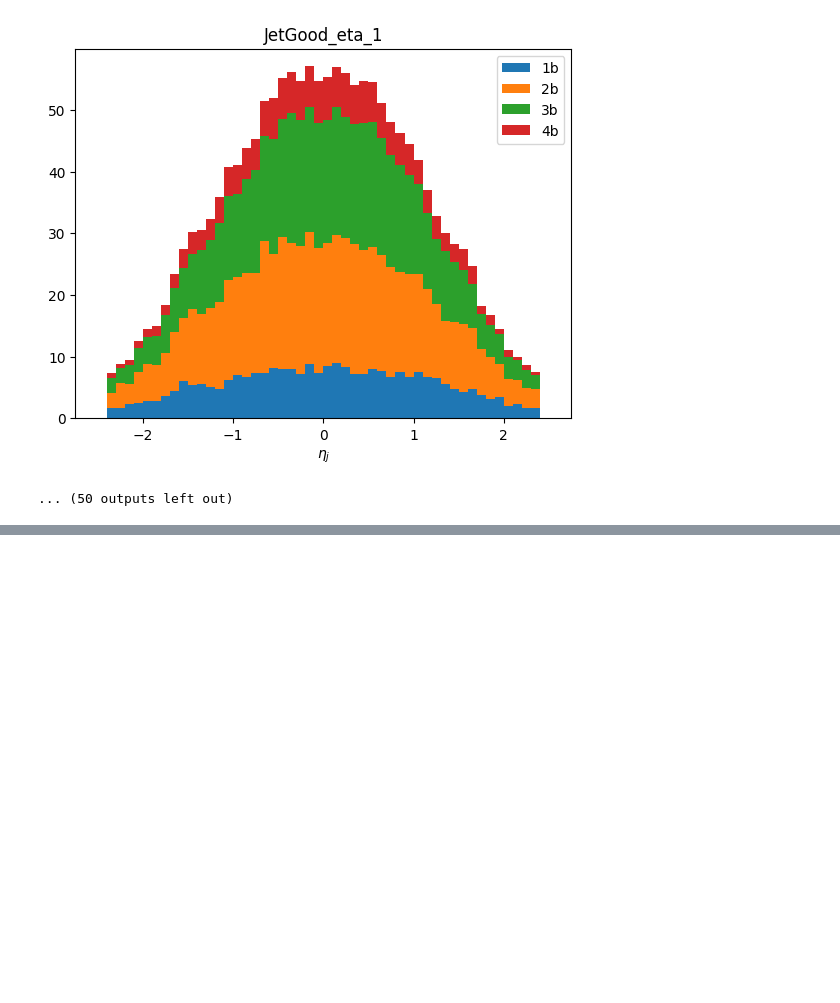
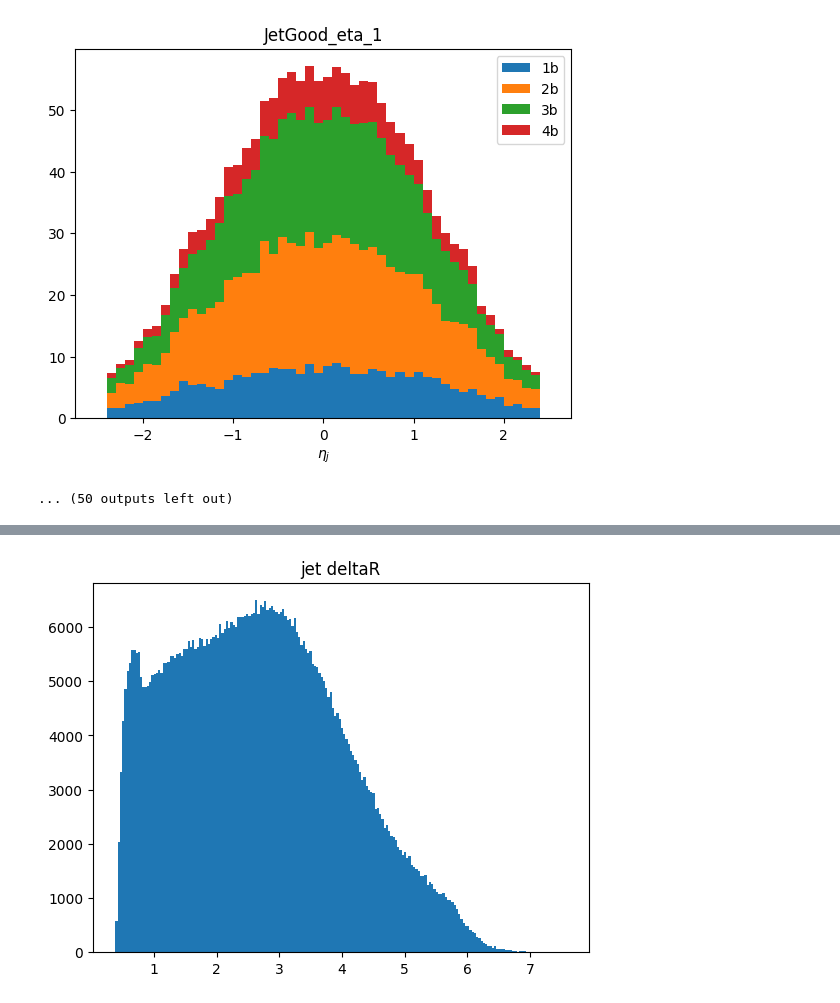
Before and after one commit to UBParker/PocketCoffea, a Jupyter notebook: stackHists.ipynb, the cells around one changed output, grey strips where cells are left out. Cells and saved outputs as stored; diff of their text form; code cells hidden in the pictures; blank space fills up the shorter version.

```diff
--- a/stackHists.ipynb
+++ b/stackHists.ipynb
@@ -106,0 +83,14 @@ for i, var_name in enumerate(o['variables'].keys()):
+# %%
+jetsPhi = ak.from_numpy(o['columns']['ttHTobb']['ttHTobb_2018']['baseline']['JetGood_phi'].value)
+jetsEta = ak.from_numpy(o['columns']['ttHTobb']['ttHTobb_2018']['baseline']['JetGood_eta'].value)
+jetsN = ak.from_numpy(o['columns']['ttHTobb']['ttHTobb_2018']['baseline']['JetGood_N'].value)
+jetsPhi = ak.unflatten(jetsPhi,jetsN)
+jetsPhi = ak.to_list(ak.combinations(jetsPhi,2))
+jetsEta = ak.unflatten(jetsEta,jetsN)
+jetsEta = ak.to_list(ak.combinations(jetsEta,2))
+
+plt.hist(ak.flatten(deltaR(jetsPhi,jetsEta)),bins=200)
+plt.title("jet deltaR")
+plt.show()
+# %% [output]
+[figure, added]
```
Also changed, not shown: parts of 10 cells of this notebook, 3 other files.
